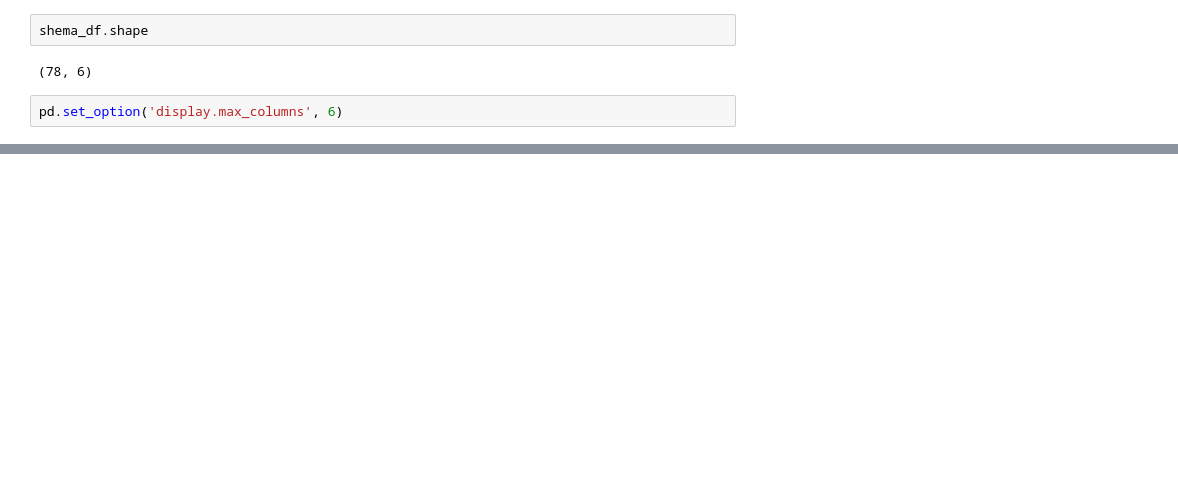
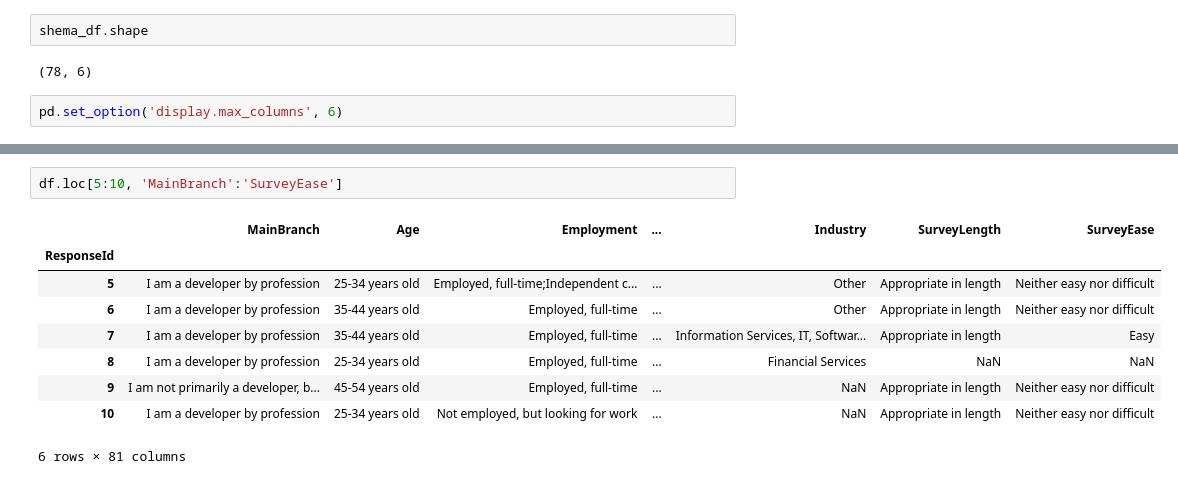
Before and after one commit to Antoine-Nchore/pandas, a Jupyter notebook: pandas.ipynb, the cells around one changed output, grey strips where cells are left out. Drawn from its saved outputs; the diff is of its cells as text; blank space fills up the shorter version.

```diff
--- a/pandas.ipynb
+++ b/pandas.ipynb
@@ -78,0 +264,12 @@ pd.set_option('display.max_columns', 6)
+# %%
+df.loc[5:10, 'MainBranch':'SurveyEase']
+# %% [output]
+|  | MainBranch | Age | Employment | ... | Industry | SurveyLength | SurveyEase |
+| ResponseId |  |  |  |  |  |  |  |
+| 5 | I am a developer by profession | 25-34 years old | Employed, full-time;Independent c... | ... | Other | Appropriate in length | Neither easy nor difficult |
+| 6 | I am a developer by profession | 35-44 years old | Employed, full-time | ... | Other | Appropriate in length | Neither easy nor difficult |
+| 7 | I am a developer by profession | 35-44 years old | Employed, full-time | ... | Information Services, IT, Softwar... | Appropriate in length | Easy |
+| 8 | I am a developer by profession | 25-34 years old | Employed, full-time | ... | Financial Services | NaN | NaN |
+| 9 | I am not primarily a developer, b... | 45-54 years old | Employed, full-time | ... | NaN | Appropriate in length | Neither easy nor difficult |
+| 10 | I am a developer by profession | 25-34 years old | Not employed, but looking for work | ... | NaN | Appropriate in length | Neither easy nor difficult |
+6 rows × 81 columns
```
Also changed, not shown: parts of 16 cells of this notebook, 1 other file.
